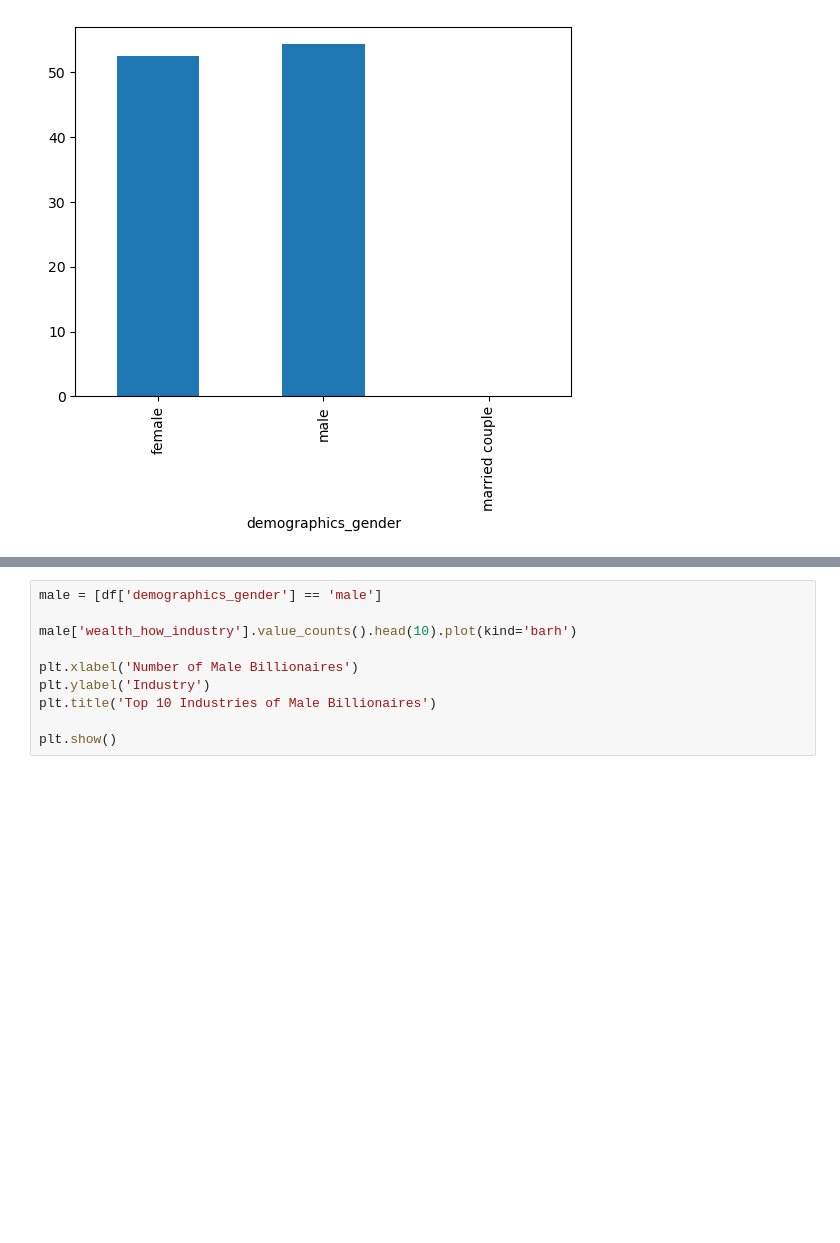
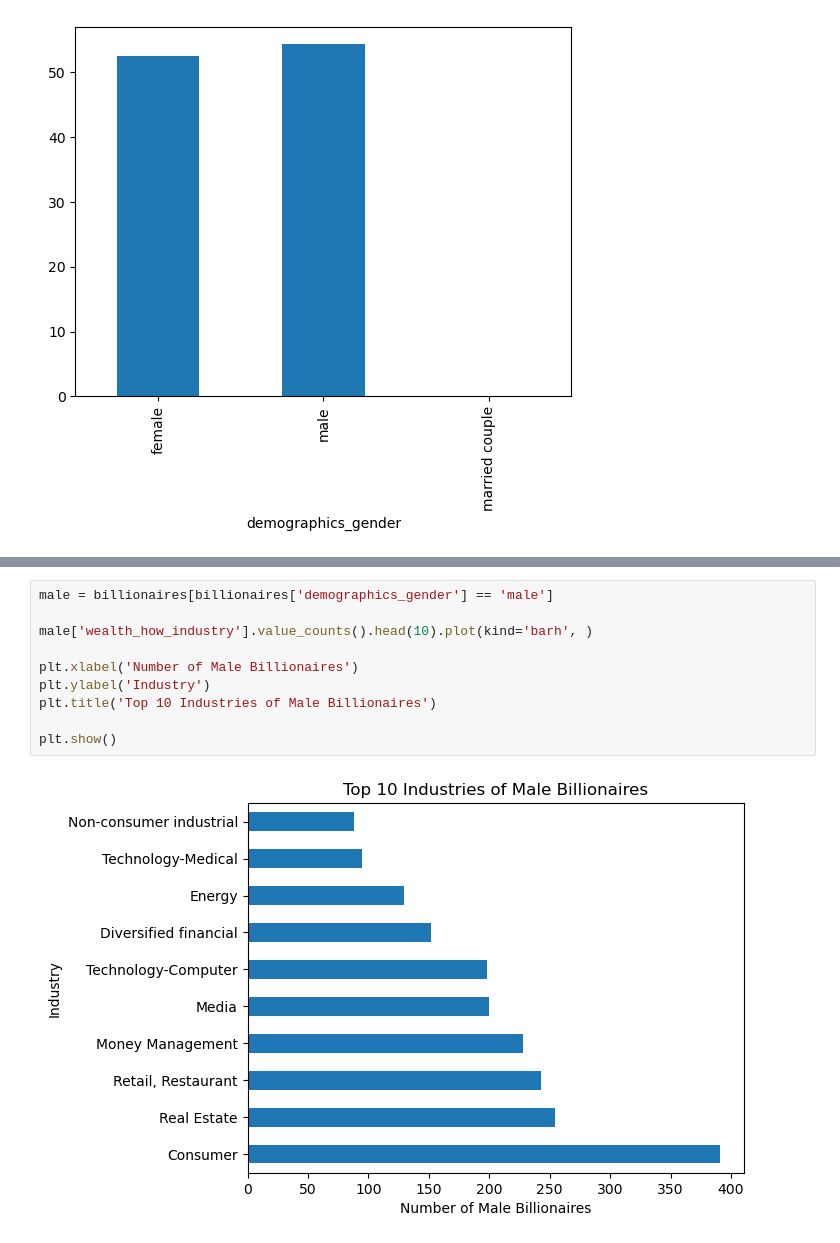
Before and after one commit to aleren040406/cs-130-project, a Jupyter notebook: analysis.ipynb, the cells around one changed output, grey strips where cells are left out. Drawn from its saved outputs; the diff is of its cells as text; blank space fills up the shorter version.

```diff
--- a/analysis.ipynb
+++ b/analysis.ipynb
@@ -332,10 +332,12 @@ Text(0.5, 1.0, 'Top 10 Industries of Female Billionaires')
 # %%
-male = [df['demographics_gender'] == 'male']
+male = billionaires[billionaires['demographics_gender'] == 'male']
 
-male['wealth_how_industry'].value_counts().head(10).plot(kind='barh')
+male['wealth_how_industry'].value_counts().head(10).plot(kind='barh', )
 
 plt.xlabel('Number of Male Billionaires')
 plt.ylabel('Industry')
 plt.title('Top 10 Industries of Male Billionaires')
 
 plt.show()
+# %% [output]
+[figure, added]
```
Also changed, not shown: parts of 8 cells of this notebook.
